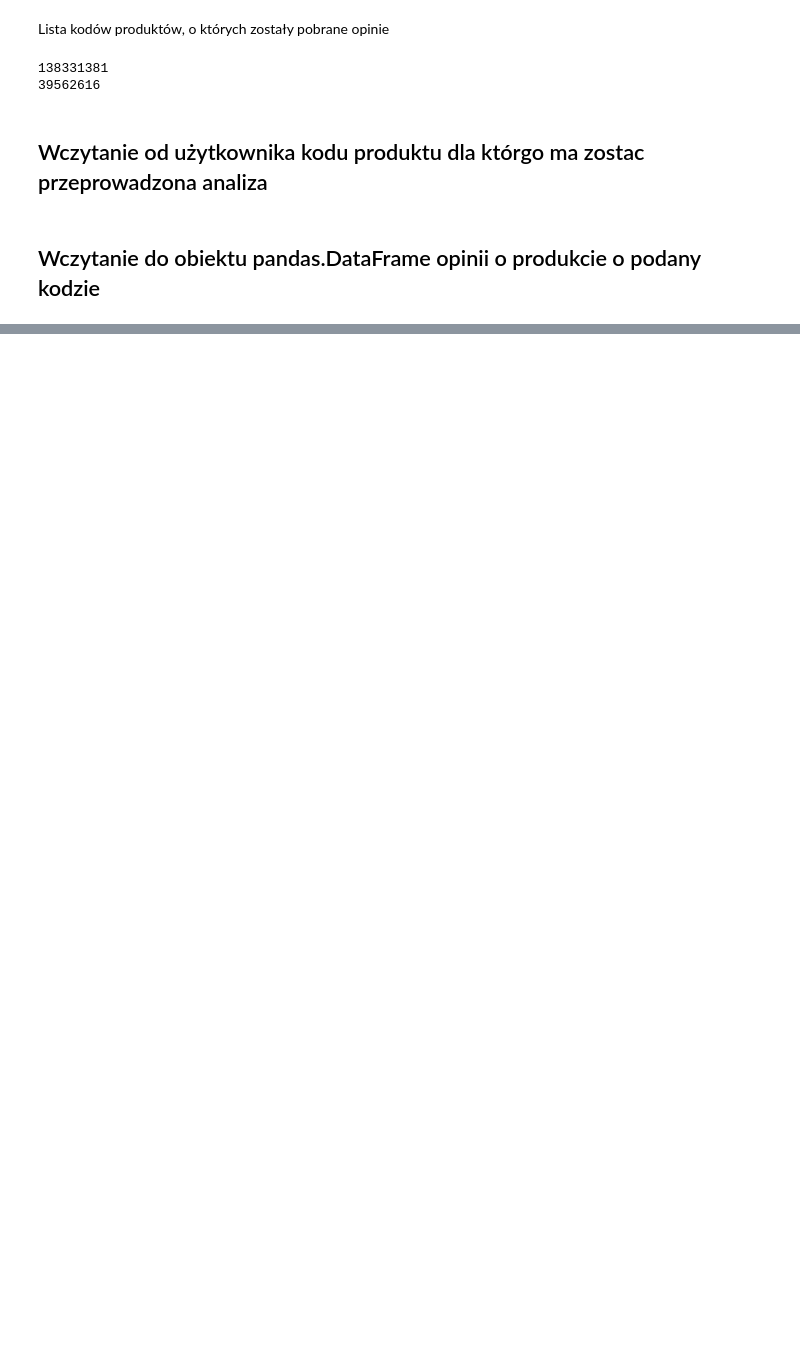
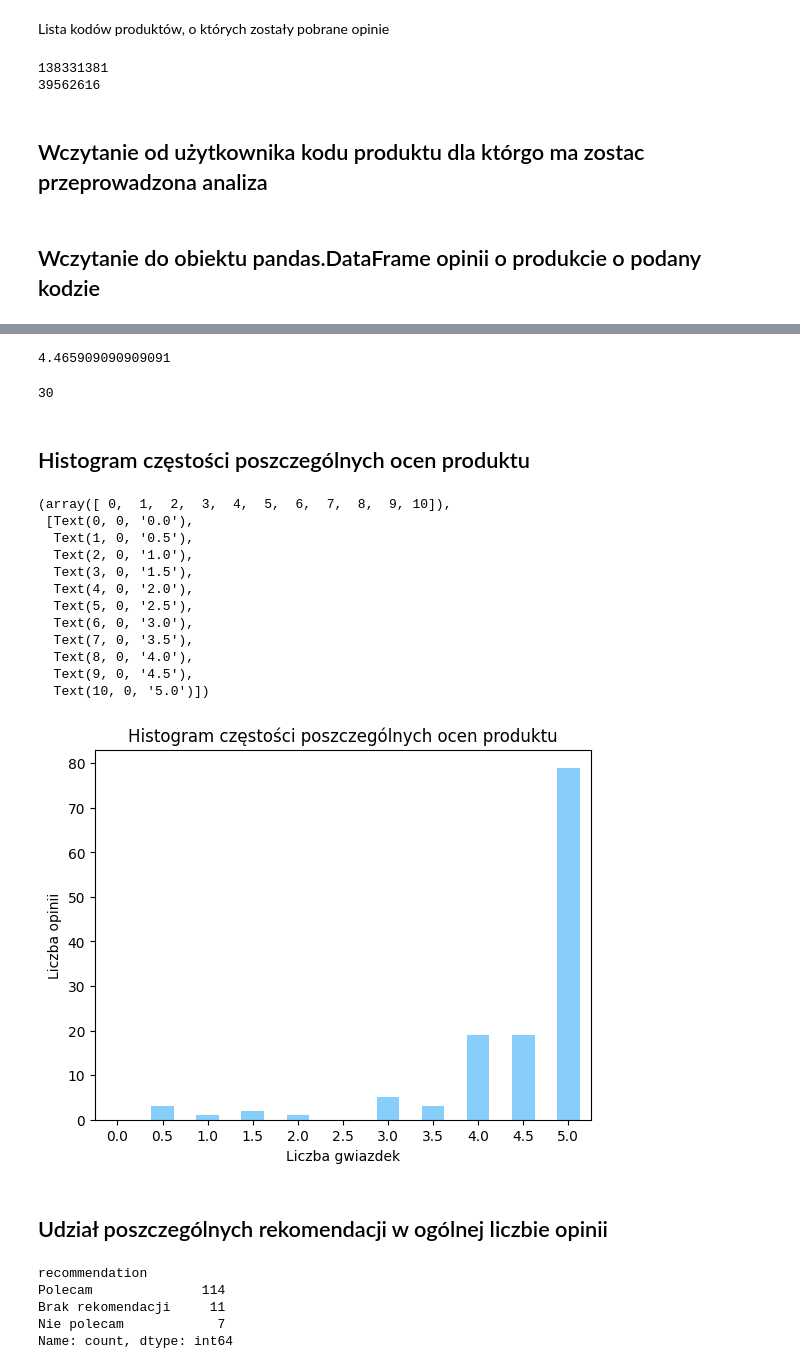
Before and after one commit to Fusi0/CeneoScraper, a Jupyter notebook: analizer.ipynb, the cells around one changed output, grey strips where cells are left out. Cells and saved outputs as stored; diff of their text form; code cells hidden in the pictures; blank space fills up the shorter version.

```diff
--- a/analizer.ipynb
+++ b/analizer.ipynb
@@ -26,0 +23,4 @@ NameError: name 'pd' is not defined
+# %%
+opinions = pd.read_json(f"opinions/{product_id}.json")
+opinions.stars = opinions.stars.apply(lambda s: s.split("/")[0].replace(",",".")).astype(float)
+opinions.recommendation = opinions.recommendation.apply(lambda r: "Brak rekomendacji" if r is None else r )
@@ -26,0 +51,43 @@ NameError: name 'pd' is not defined
+# %%
+avarage_stars
+# %% [output]
+4.465909090909091
+# %%
+pros_count
+# %% [output]
+30
+# %% [markdown]
+## Histogram częstości poszczególnych ocen produktu
+# %%
+stars_distribution = opinions.stars.value_counts().reindex(list(np.arange(0,5.5,0.5)), fill_value=0)
+# %%
+stars_distribution.plot.bar(color='lightskyblue')
+plt.title("Histogram częstości poszczególnych ocen produktu")
+plt.xlabel("Liczba gwiazdek")
+plt.ylabel("Liczba opinii")
+plt.xticks(rotation=0)
+# %% [output]
+(array([ 0,  1,  2,  3,  4,  5,  6,  7,  8,  9, 10]),
+ [Text(0, 0, '0.0'),
+  Text(1, 0, '0.5'),
+  Text(2, 0, '1.0'),
+  Text(3, 0, '1.5'),
+  Text(4, 0, '2.0'),
+  Text(5, 0, '2.5'),
+  Text(6, 0, '3.0'),
+  Text(7, 0, '3.5'),
+  Text(8, 0, '4.0'),
+  Text(9, 0, '4.5'),
+  Text(10, 0, '5.0')])
+[figure, added]
+# %% [markdown]
+## Udział poszczególnych rekomendacji w ogólnej liczbie opinii
+# %%
+recommendations_distributions = opinions.recommendation.value_counts(dropna=False).reindex(["Polecam", "Brak rekomendacji", "Nie polecam"])
+recommendations_distributions
+# %% [output]
+recommendation
+Polecam              114
+Brak rekomendacji     11
+Nie polecam            7
+Name: count, dtype: int64
```
Also changed, not shown: parts of 6 cells of this notebook, 1 other file.
